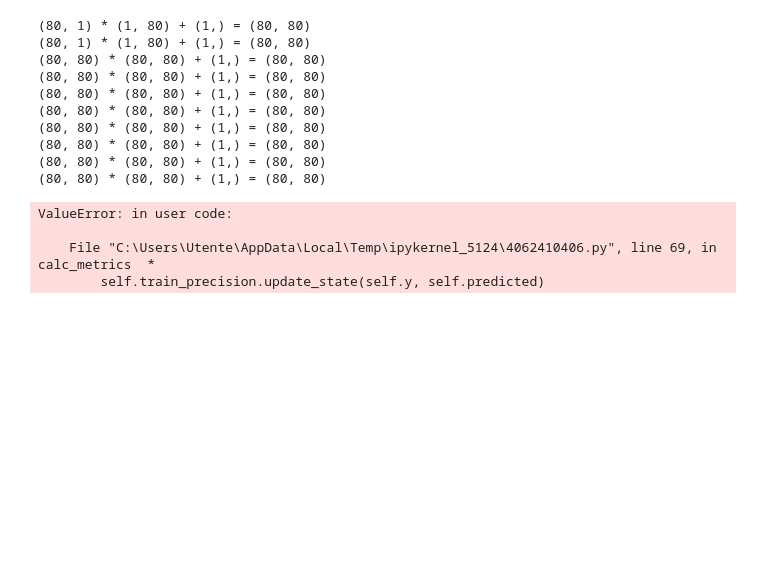
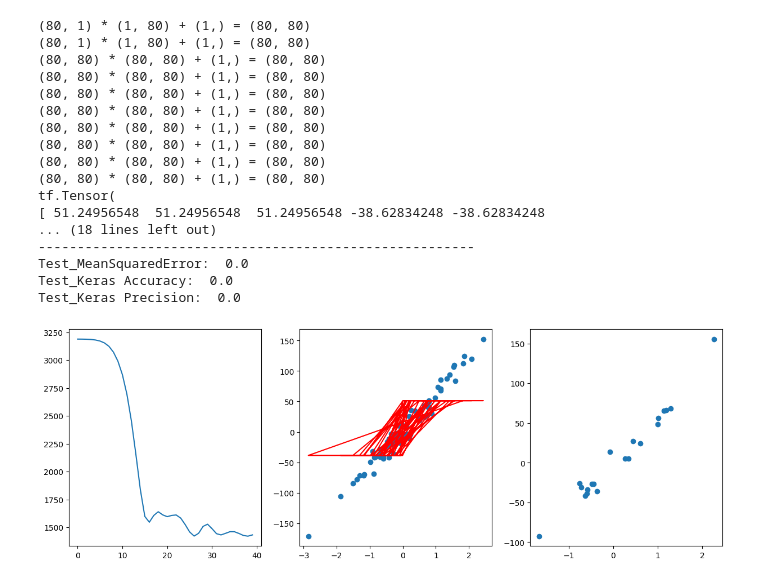
Before and after one commit to cecinuga/MarketAI, a Jupyter notebook: Models/OrderAiTensorflow.ipynb, the cells around one changed output. Saved outputs shown, nothing was run; the diff lists cells and outputs as text; code cells hidden in the pictures; blank space fills up the shorter version.

```diff
--- a/Models/OrderAiTensorflow.ipynb
+++ b/Models/OrderAiTensorflow.ipynb
@@ -17,8 +17,7 @@ def normalize_dataset(X):
     return tf.keras.utils.normalize(X)
 # %%
 class Layer(tf.Module):
-    def __init__(self, neurons=30, activation=tf.identity):
-        self.neurons = neurons
+    def __init__(self, activation=tf.identity):
         self.activation = activation
         self.build = False
         self.normalized = False
@@ -34,8 +33,8 @@ class Layer(tf.Module):
     @tf.function
     def __call__(self, X):
         if not self.build:
-            n_features = X.shape[1]
-            self.weights = tf.Variable(self.xavier_init(shape=(n_features, self.neurons)), name="Weights", dtype=tf.double, trainable=True )
+            n_samples, n_features = X.shape
+            self.weights = tf.Variable(self.xavier_init(shape=(n_features, n_samples)), name="Weights", dtype=tf.double, trainable=True )
             self.bias = tf.Variable(tf.zeros(shape=1, dtype=tf.double), name="Bias", dtype=tf.double, trainable=True )
             self.build = True
 
@@ -86,9 +85,9 @@ class MLPLinearRegressor(tf.Module):
         self.train_accuracy.update_state(self.y, self.predicted)
         self.train_precision.update_state(self.y, self.predicted)
         self.train_mse.update_state(self.y, self.predicted)
-        self.test_accuracy.update_state(self.y_test, self.predicted_test)
-        self.test_precision.update_state(self.y_test, self.predicted_test)
-        self.test_mse.update_state(self.y_test, self.predicted_test)
+        #self.test_accuracy.update_state(self.y_test, self.predicted_test)
+        #self.test_precision.update_state(self.y_test, self.predicted_test)
+        #self.test_mse.update_state(self.y_test, self.predicted_test)
 
     @tf.function(reduce_retracing=True)
     def train_step(self, X):
@@ -103,25 +102,32 @@ class MLPLinearRegressor(tf.Module):
         for e in range(self.epochs):
             with tf.GradientTape(watch_accessed_variables=True, persistent=True) as tape:
                 self.weights = model.train_step(self.XN)
-                self.predicted_matrix = tf.subtract(tf.multiply(tf.transpose(self.XN), tf.reduce_mean(self.weights, axis=0)), self.layers[len(self.layers)-1].bias)
-                self.predicted = tf.reduce_sum(self.predicted_matrix, axis=0)
+                bias = self.layers[len(self.layers)-1].bias
+                flatten_weights = tf.reduce_mean(self.weights, axis=0)
+                updated_weights = tf.multiply(tf.transpose(self.XN), flatten_weights)
+                self.predicted = tf.reduce_mean(tf.add(bias, tf.matmul(self.XN, updated_weights)), axis=0)
+
+                #self.predicted_matrix = tf.subtract(tf.multiply(tf.transpose(self.XN), tf.reduce_mean(self.weights, axis=0)), self.layers[len(self.layers)-1].bias)
+                #self.predicted = tf.reduce_sum(tf.subtract(tf.multiply(self.X, tf.reduce_sum(self.predicted_matrix, axis=1)), self.layers[len(self.layers)-1].bias), axis=1)
+
                 loss = self.loss(self.predicted)
                 self.loss_history[e] = loss.numpy()
 
             grads = tape.gradient(loss, self.vars)
             self.optimizer.apply_gradients(zip(grads, self.vars))
-            #self.predicted = tf.reduce_sum(tf.subtract(tf.multiply(tf.transpose(self.XN), tf.reduce_mean(self.slope, axis=0)), self.layers[len(self.layers)-1].bias), axis=0)
+        print(self.predicted)
 
     def predict(self):
-        self.predicted_test = tf.reduce_sum(tf.subtract(tf.multiply(self.X_test, tf.reduce_sum(self.predicted_matrix, axis=1)), self.layers[len(self.layers)-1].bias), axis=1)
+        #self.predicted_test = tf.reduce_sum(tf.subtract(tf.multiply(self.X_test, tf.reduce_sum(self.predicted_matrix, axis=1)), self.layers[len(self.layers)-1].bias), axis=1)
+        pass
 
 
 model = MLPLinearRegressor([
-    Layer(neurons=X_train2.shape[0],activation=tf.sigmoid),
-    Layer(neurons=X_train2.shape[0],activation=tf.sigmoid),
-    Layer(neurons=X_train2.shape[0],activation=tf.sigmoid),
-    Layer(neurons=X_train2.shape[0],activation=tf.sigmoid),
-    Layer(neurons=X_train2.shape[0],)
+    Layer(),
+    Layer(),
+    Layer(),
+    Layer(),
+    Layer()
 ], X_train2, X_test2, tf.squeeze(y_train2), tf.squeeze(y_test2), lr=0.01, epochs=40)
 
 
@@ -129,40 +135,42 @@ model.train()
 model.predict()
 model.calc_metrics()
 
 
-
 print("Train_MeanSquaredError: ", model.train_mse.result().numpy())
 print("Train_Keras Accuracy: ", model.train_accuracy.result().numpy())
 print("Train_Keras Precision: ", model.train_precision.result().numpy())
 print('--------------------------------------------------------')
-print("Train_MeanSquaredError: ", model.test_mse.result().numpy())
-print("Train_Keras Accuracy: ", model.test_accuracy.result().numpy())
-print("Train_Keras Precision: ", model.test_precision.result().numpy())
+print("Test_MeanSquaredError: ", model.test_mse.result().numpy())
+print("Test_Keras Accuracy: ", model.test_accuracy.result().numpy())
+print("Test_Keras Precision: ", model.test_precision.result().numpy())
 
 fig, ax = plt.subplots(1, 3, figsize=(15, 5))
 
 ax[0].plot([e for e in range(model.epochs)], model.loss_history)
 
 ax[1].scatter(X_train2[:, 0], y_train2[:])
 ax[1].plot(X_train2[:, 0], model.predicted[:], color='r')
 
 ax[2].scatter(X_test2[:, 0], y_test2[:])
-ax[2].plot(X_test2[:, 0], model.predicted_test[:], color='r')
-
+#ax[2].plot(X_test[:, 0], model.predicted_test[:], color='r')
 
 plt.show()
 # %% [output]
 (80, 1) * (1, 80) + (1,) = (80, 80)
 (80, 1) * (1, 80) + (1,) = (80, 80)
 (80, 80) * (80, 80) + (1,) = (80, 80)
 (80, 80) * (80, 80) + (1,) = (80, 80)
 (80, 80) * (80, 80) + (1,) = (80, 80)
 (80, 80) * (80, 80) + (1,) = (80, 80)
 (80, 80) * (80, 80) + (1,) = (80, 80)
 (80, 80) * (80, 80) + (1,) = (80, 80)
 (80, 80) * (80, 80) + (1,) = (80, 80)
 (80, 80) * (80, 80) + (1,) = (80, 80)
+tf.Tensor(
+[ 51.24956548  51.24956548  51.24956548 -38.62834248 -38.62834248
+... (18 lines left out)
+--------------------------------------------------------
+Test_MeanSquaredError:  0.0
+Test_Keras Accuracy:  0.0
+Test_Keras Precision:  0.0
-ValueError: in user code:
-
-    File "C:\Users\Utente\AppData\Local\Temp\ipykernel_5124\4062410406.py", line 69, in calc_metrics  *
-        self.train_precision.update_state(self.y, self.predicted)
+[figure, added]
```
Also changed, not shown: 1 other file.
